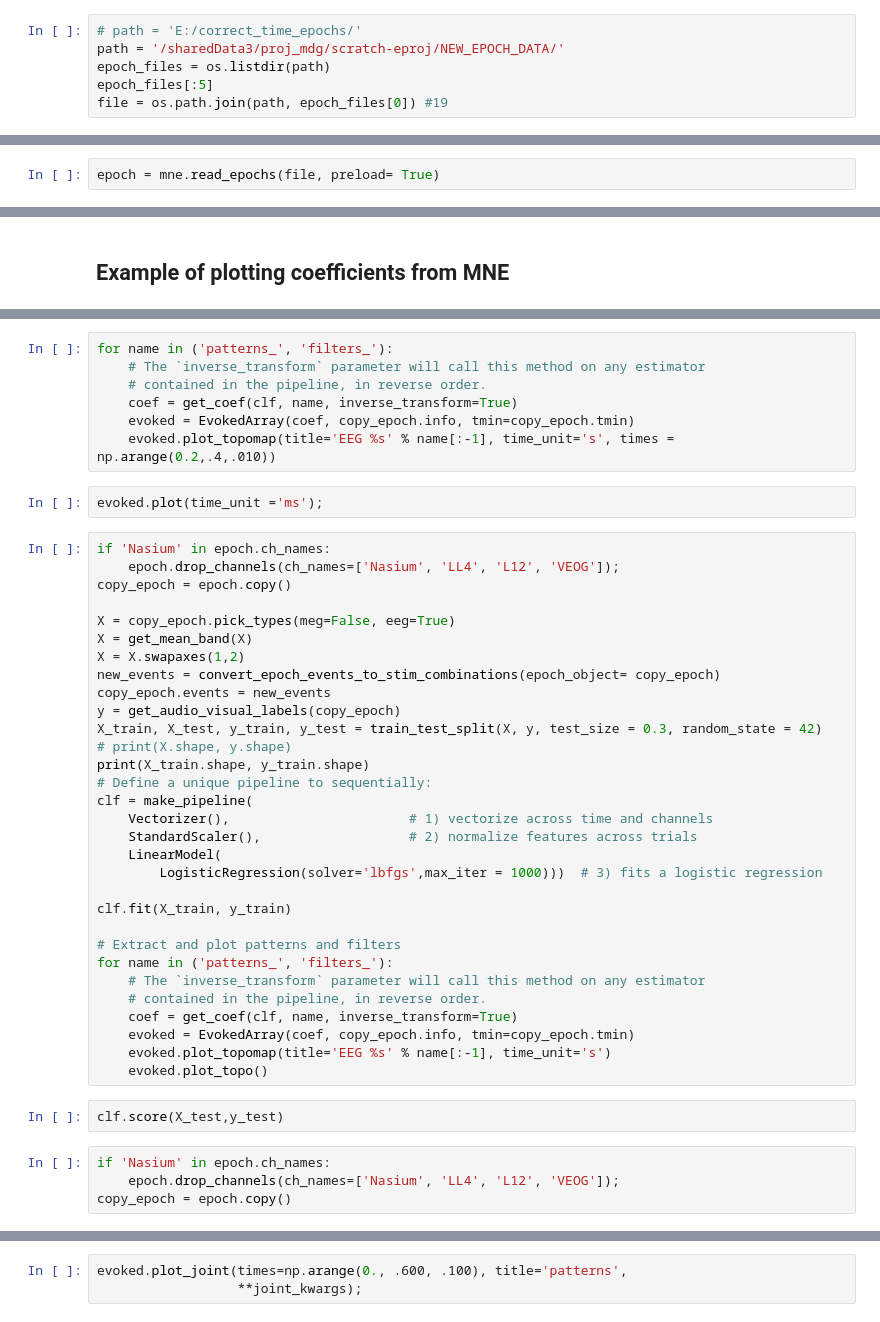
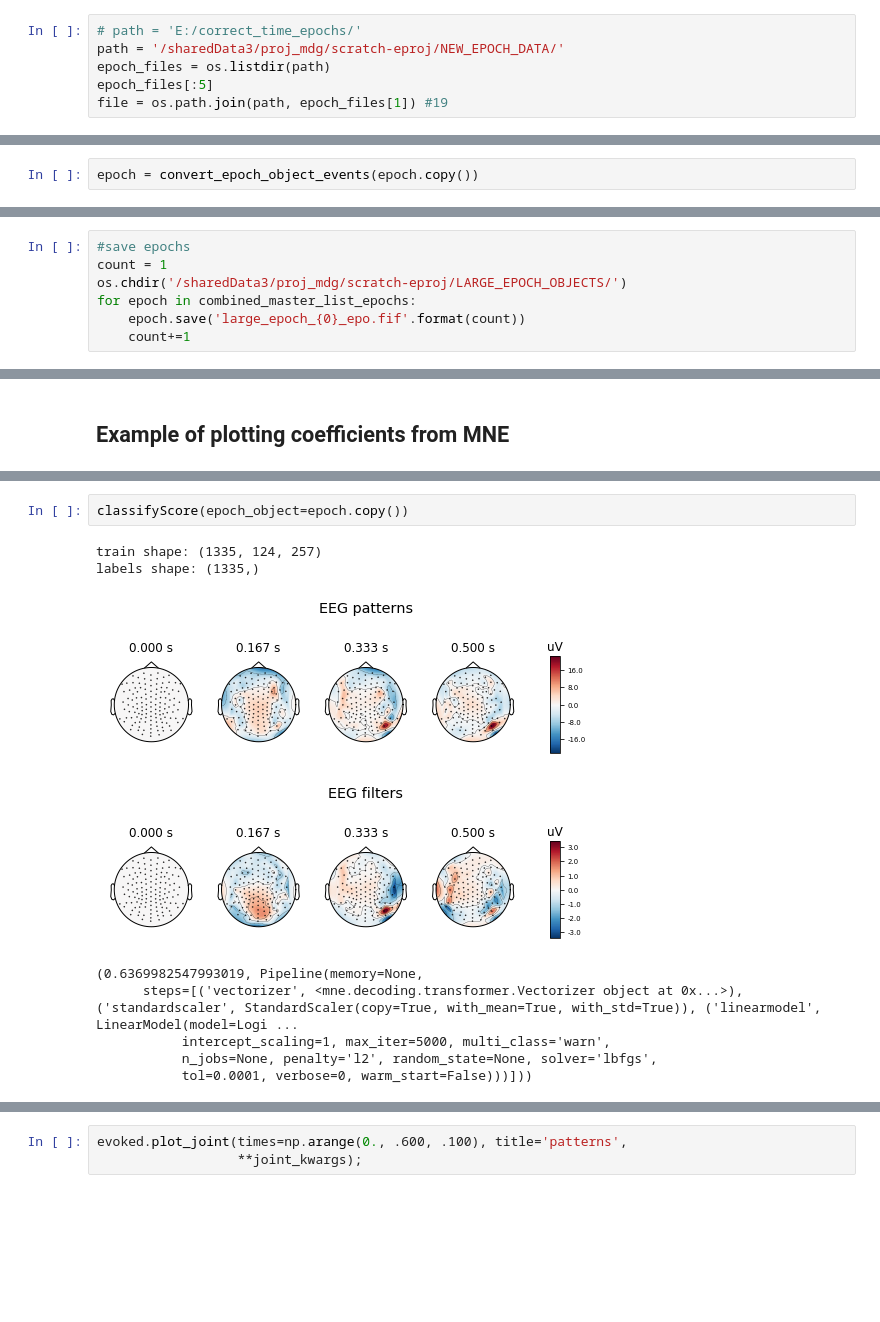
Before and after one commit to edrias/seniorprojecteeg, a Jupyter notebook: Classification/VisualVsAudio.ipynb, the cells around one changed output, grey strips where cells are left out. Saved outputs shown, nothing was run; the diff lists cells and outputs as text; blank space fills up the shorter version.

```diff
--- a/Classification/VisualVsAudio.ipynb
+++ b/Classification/VisualVsAudio.ipynb
@@ -39,5 +45,5 @@ byteToGB = 1000000000
 path = '/sharedData3/proj_mdg/scratch-eproj/NEW_EPOCH_DATA/'
 epoch_files = os.listdir(path)
 epoch_files[:5]
-file = os.path.join(path, epoch_files[0]) #19
+file = os.path.join(path, epoch_files[1]) #19
 # %%
@@ -47,0 +83,2 @@ epoch = mne.read_epochs(file, preload= True)
+# %%
+epoch = convert_epoch_object_events(epoch.copy())
@@ -82,3 +118,10 @@ master_epochs.events = new_events
+# %%
+#save epochs
+count = 1
+os.chdir('/sharedData3/proj_mdg/scratch-eproj/LARGE_EPOCH_OBJECTS/')
+for epoch in combined_master_list_epochs:
+    epoch.save('large_epoch_{0}_epo.fif'.format(count))
+    count+=1
 # %%
 # drop bad channels
 if 'Nasium' in master_epochs.ch_names:
@@ -224,2 +227,0 @@ classify_lgr(epoch_object=master_epochs.copy(),data_range=[0,300],  do_mean_stat
-# %%
-epoch = mne.read_epochs(file, preload= True)
@@ -450,47 +270,13 @@ for name in ('patterns_', 'filters_'):
-# %%
-for name in ('patterns_', 'filters_'):
-    # The `inverse_transform` parameter will call this method on any estimator
-    # contained in the pipeline, in reverse order.
-    coef = get_coef(clf, name, inverse_transform=True)
-    evoked = EvokedArray(coef, copy_epoch.info, tmin=copy_epoch.tmin)
-    evoked.plot_topomap(title='EEG %s' % name[:-1], time_unit='s', times = np.arange(0.2,.4,.010))
-# %%
-evoked.plot(time_unit ='ms');
-# %%
-if 'Nasium' in epoch.ch_names:
-    epoch.drop_channels(ch_names=['Nasium', 'LL4', 'L12', 'VEOG']);
-copy_epoch = epoch.copy()
-
-X = copy_epoch.pick_types(meg=False, eeg=True)
-X = get_mean_band(X)
-X = X.swapaxes(1,2)
-new_events = convert_epoch_events_to_stim_combinations(epoch_object= copy_epoch)
-copy_epoch.events = new_events
-y = get_audio_visual_labels(copy_epoch)
-X_train, X_test, y_train, y_test = train_test_split(X, y, test_size = 0.3, random_state = 42)
-# print(X.shape, y.shape)
-print(X_train.shape, y_train.shape)
-# Define a unique pipeline to sequentially:
-clf = make_pipeline(
-    Vectorizer(),                       # 1) vectorize across time and channels
-    StandardScaler(),                   # 2) normalize features across trials
-    LinearModel(
-        LogisticRegression(solver='lbfgs',max_iter = 1000)))  # 3) fits a logistic regression
-
-clf.fit(X_train, y_train)
-
-# Extract and plot patterns and filters
-for name in ('patterns_', 'filters_'):
-    # The `inverse_transform` parameter will call this method on any estimator
-    # contained in the pipeline, in reverse order.
-    coef = get_coef(clf, name, inverse_transform=True)
-    evoked = EvokedArray(coef, copy_epoch.info, tmin=copy_epoch.tmin)
-    evoked.plot_topomap(title='EEG %s' % name[:-1], time_unit='s')
-    evoked.plot_topo()
-# %%
-clf.score(X_test,y_test)
-# %%
-if 'Nasium' in epoch.ch_names:
-    epoch.drop_channels(ch_names=['Nasium', 'LL4', 'L12', 'VEOG']);
-copy_epoch = epoch.copy()
+# %%
+classifyScore(epoch_object=epoch.copy())
+# %% [output]
+train shape: (1335, 124, 257)
+labels shape: (1335,)
+[figure, added]
+[figure, added]
+(0.6369982547993019, Pipeline(memory=None,
+      steps=[('vectorizer', <mne.decoding.transformer.Vectorizer object at 0x...>), ('standardscaler', StandardScaler(copy=True, with_mean=True, with_std=True)), ('linearmodel', LinearModel(model=Logi ...
+           intercept_scaling=1, max_iter=5000, multi_class='warn',
+           n_jobs=None, penalty='l2', random_state=None, solver='lbfgs',
+           tol=0.0001, verbose=0, warm_start=False)))]))
 # %%
```
Also changed, not shown: parts of 108 cells of this notebook, 2 other files.
